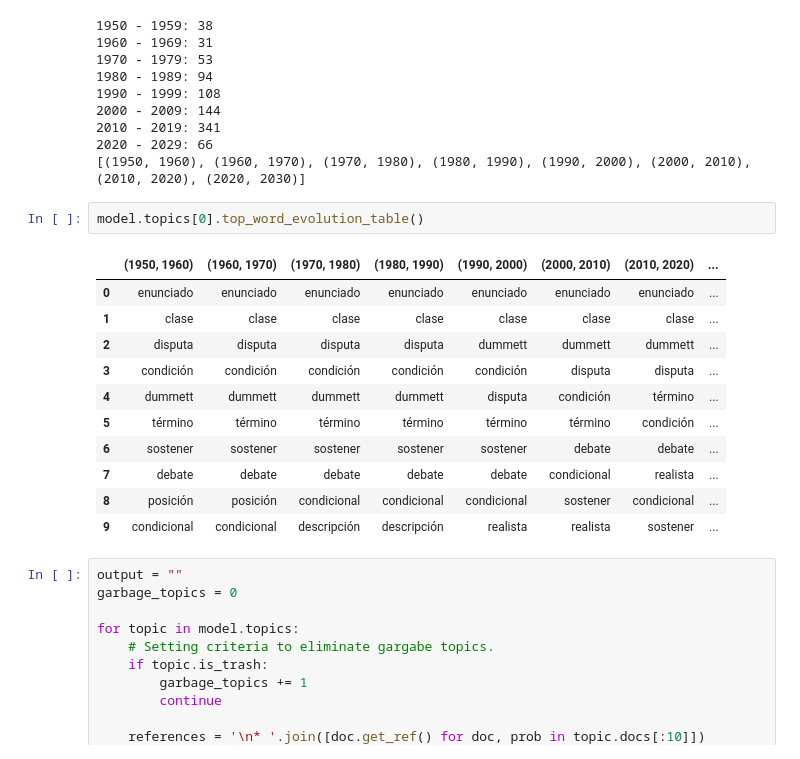
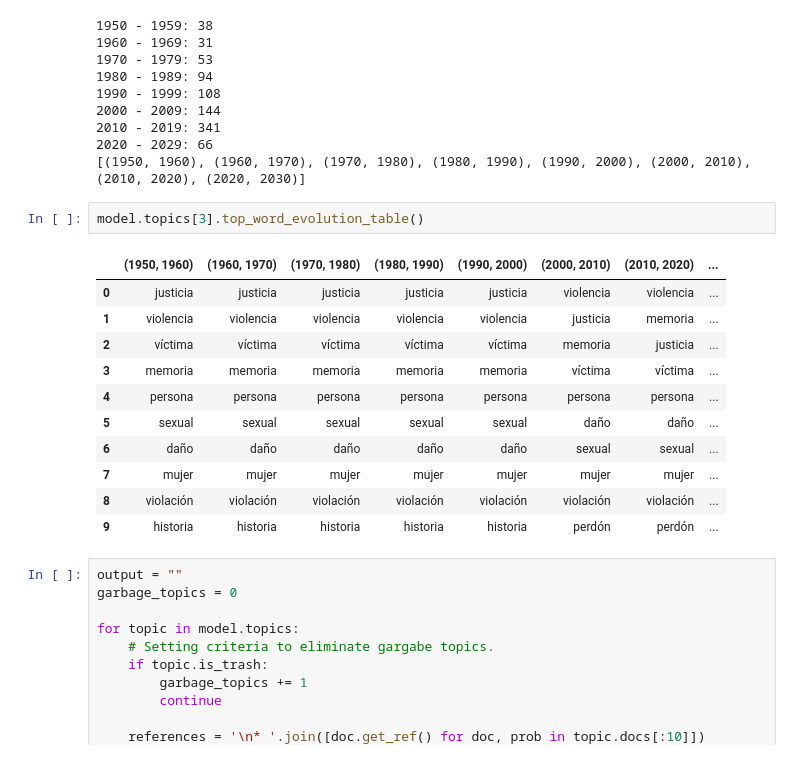
Before and after one commit to juanrloaiza/latinamerican-philosophy-mining, a Jupyter notebook: notebooks/3.5-LDA-DTM.ipynb, the cells around one changed output. Cells and saved outputs as stored; diff of their text form.

```diff
--- a/notebooks/3.5-LDA-DTM.ipynb
+++ b/notebooks/3.5-LDA-DTM.ipynb
@@ -179,19 +182,19 @@ model.load_topics()
 2020 - 2029: 66
 [(1950, 1960), (1960, 1970), (1970, 1980), (1980, 1990), (1990, 2000), (2000, 2010), (2010, 2020), (2020, 2030)]
 # %%
-model.topics[0].top_word_evolution_table()
+model.topics[3].top_word_evolution_table()
 # %% [output]
 |  | (1950, 1960) | (1960, 1970) | (1970, 1980) | (1980, 1990) | (1990, 2000) | (2000, 2010) | (2010, 2020) | ... |
-| 0 | enunciado | enunciado | enunciado | enunciado | enunciado | enunciado | enunciado | ... |
-| 1 | clase | clase | clase | clase | clase | clase | clase | ... |
-| 2 | disputa | disputa | disputa | disputa | dummett | dummett | dummett | ... |
-| 3 | condición | condición | condición | condición | condición | disputa | disputa | ... |
-| 4 | dummett | dummett | dummett | dummett | disputa | condición | término | ... |
-| 5 | término | término | término | término | término | término | condición | ... |
-| 6 | sostener | sostener | sostener | sostener | sostener | debate | debate | ... |
-| 7 | debate | debate | debate | debate | debate | condicional | realista | ... |
-| 8 | posición | posición | condicional | condicional | condicional | sostener | condicional | ... |
-| 9 | condicional | condicional | descripción | descripción | realista | realista | sostener | ... |
+| 0 | justicia | justicia | justicia | justicia | justicia | violencia | violencia | ... |
+| 1 | violencia | violencia | violencia | violencia | violencia | justicia | memoria | ... |
+| 2 | víctima | víctima | víctima | víctima | víctima | memoria | justicia | ... |
+| 3 | memoria | memoria | memoria | memoria | memoria | víctima | víctima | ... |
+| 4 | persona | persona | persona | persona | persona | persona | persona | ... |
+| 5 | sexual | sexual | sexual | sexual | sexual | daño | daño | ... |
+| 6 | daño | daño | daño | daño | daño | sexual | sexual | ... |
+| 7 | mujer | mujer | mujer | mujer | mujer | mujer | mujer | ... |
+| 8 | violación | violación | violación | violación | violación | violación | violación | ... |
+| 9 | historia | historia | historia | historia | historia | perdón | perdón | ... |
 # %%
 output = ""
 garbage_topics = 0
```
Also changed, not shown: parts of 2 cells of this notebook, 12 other files.
